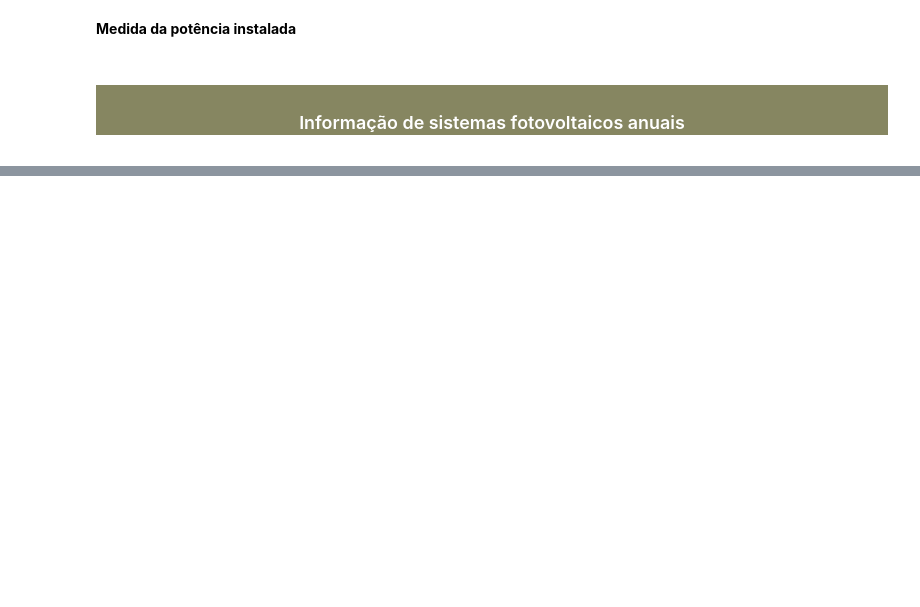
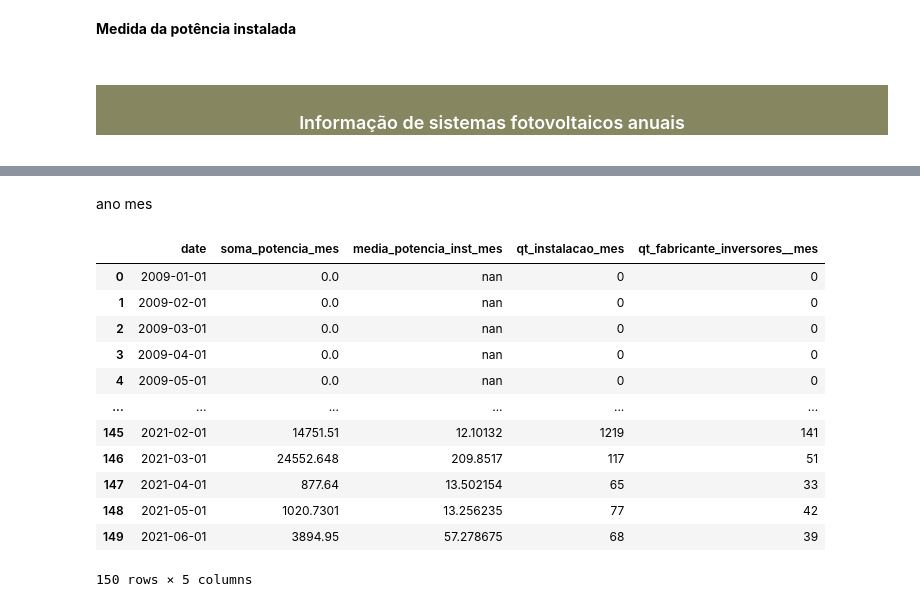
Before and after one commit to Oseiasdfarias/projeto_portifolio_data_science, a Jupyter notebook: geracao_distribuida_fotovoltaica.ipynb, the cells around one changed output, grey strips where cells are left out. Saved outputs shown, nothing was run; the diff lists cells and outputs as text; code cells hidden in the pictures; blank space fills up the shorter version.

```diff
--- a/geracao_distribuida_fotovoltaica.ipynb
+++ b/geracao_distribuida_fotovoltaica.ipynb
@@ -215,0 +309,32 @@ plt.show()
+# %% [markdown]
+ano mes
+# %%
+arrays = [[], [], [], [], []]
+
+for ano in np.sort(df["Year"].unique()):
+    for mes in np.sort(df["Month"].unique()):
+        data = info_generation(data_for_date(year=ano, month=mes))
+        arrays[0].append(f"{ano}-{mes}")
+        arrays[1].append(data["soma_potencia"])
+        arrays[2].append(data["media_potencia_inst"])
+        arrays[3].append(data["qt_instalacao_ano"])
+        arrays[4].append(data["qt_fabricante_inversores_ano"])
+info_mensal = pd.DataFrame(np.transpose(arrays),
+                          columns=["date", "soma_potencia_mes", "media_potencia_inst_mes",
+                                   "qt_instalacao_mes", "qt_fabricante_inversores__mes"])
+info_mensal["date"] = pd.to_datetime(info_mensal["date"], format='%Y-%m')
+info_mensal.head(150)
+# %% [output]
+|  | date | soma_potencia_mes | media_potencia_inst_mes | qt_instalacao_mes | qt_fabricante_inversores__mes |
+| 0 | 2009-01-01 | 0.0 | nan | 0 | 0 |
+| 1 | 2009-02-01 | 0.0 | nan | 0 | 0 |
+| 2 | 2009-03-01 | 0.0 | nan | 0 | 0 |
+| 3 | 2009-04-01 | 0.0 | nan | 0 | 0 |
+| 4 | 2009-05-01 | 0.0 | nan | 0 | 0 |
+| ... | ... | ... | ... | ... | ... |
+| 145 | 2021-02-01 | 14751.51 | 12.10132 | 1219 | 141 |
+| 146 | 2021-03-01 | 24552.648 | 209.8517 | 117 | 51 |
+| 147 | 2021-04-01 | 877.64 | 13.502154 | 65 | 33 |
+| 148 | 2021-05-01 | 1020.7301 | 13.256235 | 77 | 42 |
+| 149 | 2021-06-01 | 3894.95 | 57.278675 | 68 | 39 |
+150 rows × 5 columns
```
Also changed, not shown: parts of 13 cells of this notebook.
